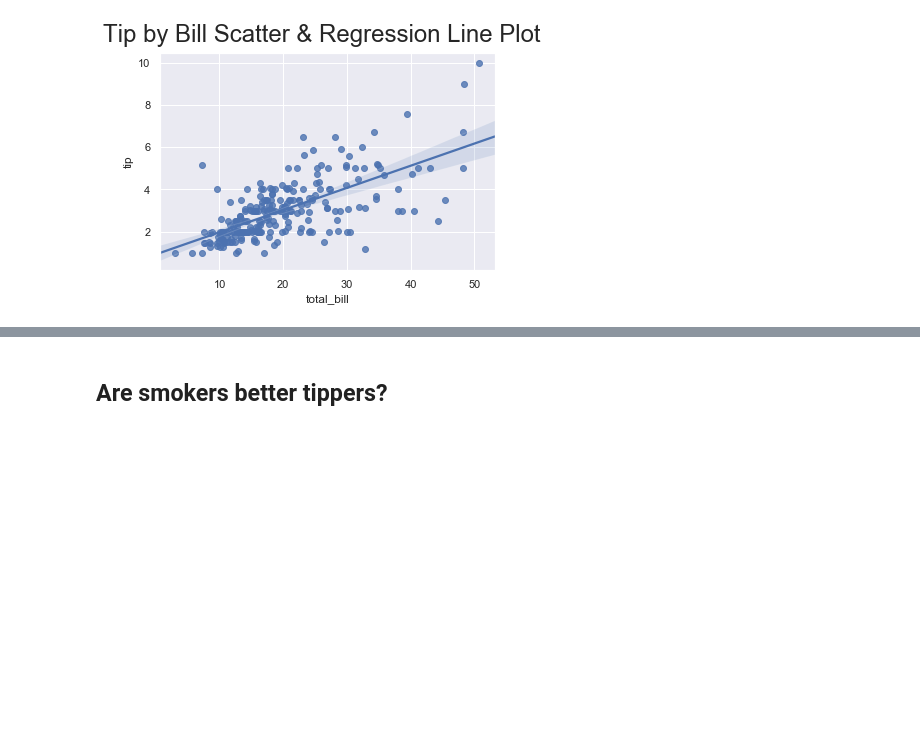
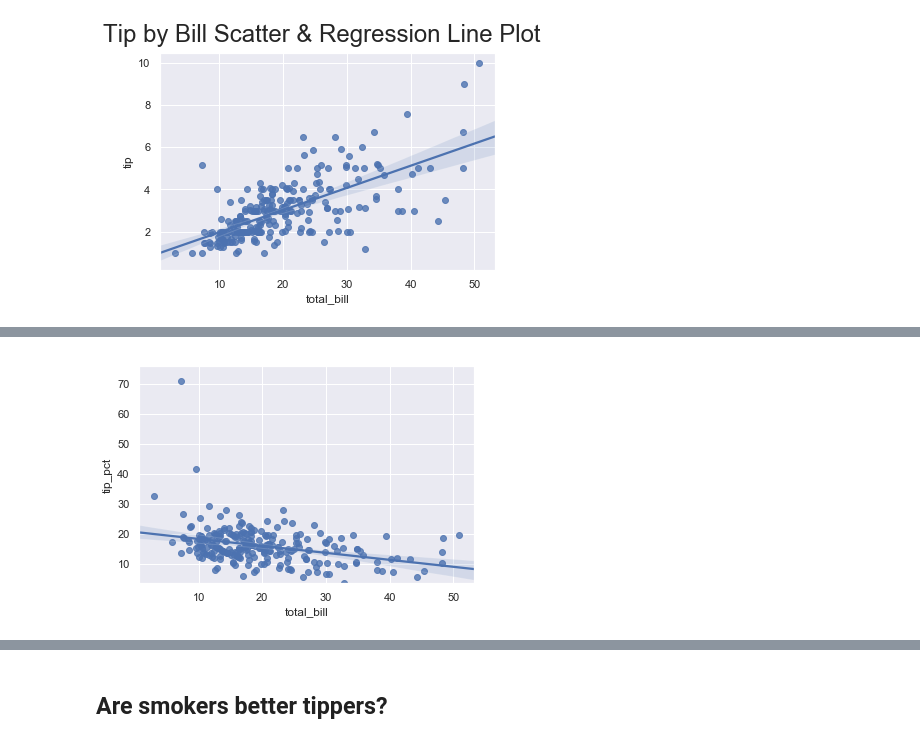
Before and after one commit to fionaoriordan/52446_19_tips, a Jupyter notebook: tips_notebook.ipynb, the cells around one changed output, grey strips where cells are left out. Drawn from its saved outputs; the diff is of its cells as text; code cells hidden in the pictures; blank space fills up the shorter version.

```diff
--- a/tips_notebook.ipynb
+++ b/tips_notebook.ipynb
@@ -381,0 +395,19 @@ plt.show
+# %%
+
+
+
+# Adapted from :  https://stackoverflow.com/a/35133139
+y_values = df["tip_pct"].values
+ax = sns.regplot(x="total_bill", y="tip_pct",
+                 data=df)
+#ax.set.plt.y_lim = (np.min(y_values),np.max(y_values))
+
+ax.set_ylim(np.min(y_values),(np.max(y_values)+5))
+
+# Adapted from :  https://stackoverflow.com/a/35133139
+#y_values = df["tip_pct"].values
+#seaborn.boxplot(x="centrality", y="score", hue="model", data=data,
+                # y_lim=(np.min(y_values),np.max(y_values)))
+plt.show()
+# %% [output]
+[figure, added]
```
Also changed, not shown: parts of 7 cells of this notebook.
